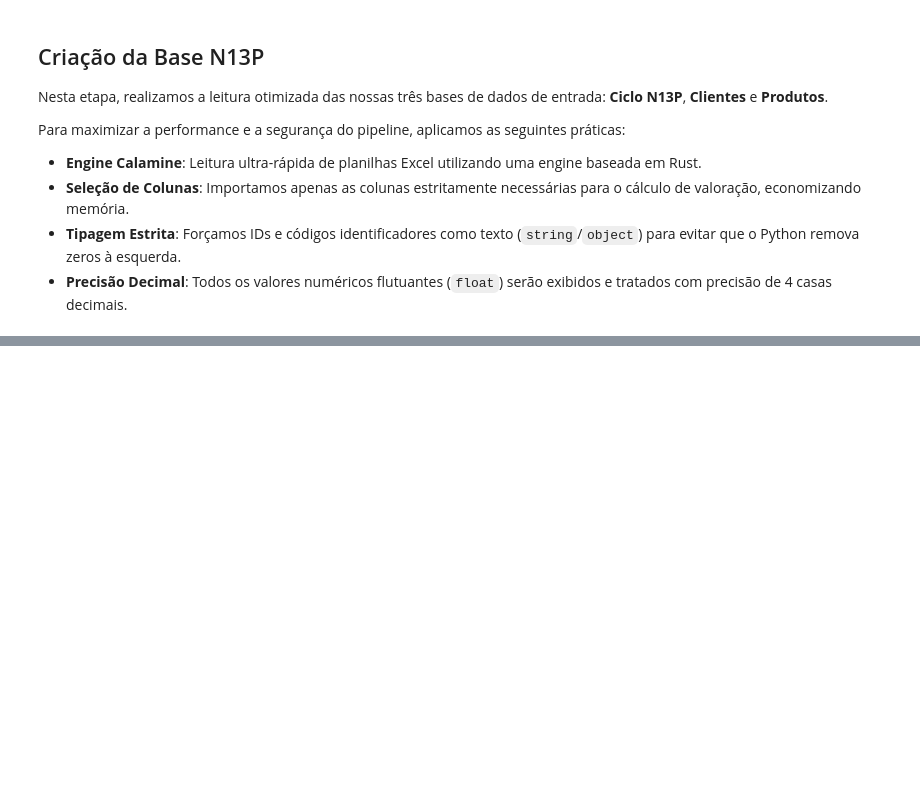
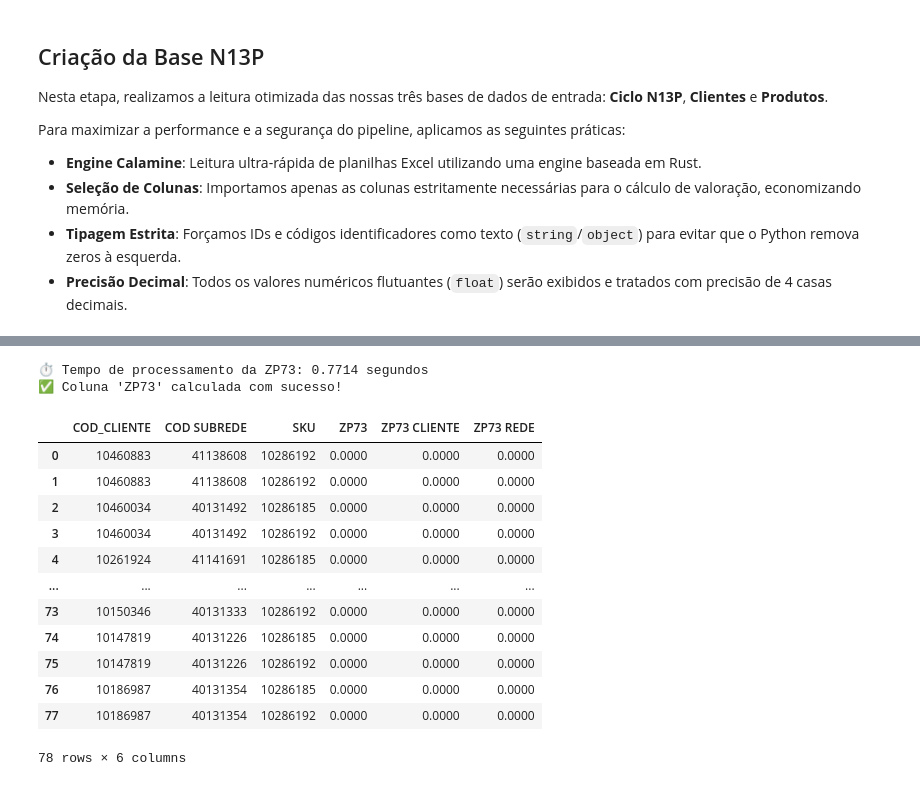
Before and after one commit to mxmluccamars/srm_valoracao, a Jupyter notebook: scripts/main3.ipynb, the cells around one changed output, grey strips where cells are left out. Drawn from its saved outputs; the diff is of its cells as text; code cells hidden in the pictures; blank space fills up the shorter version.

```diff
--- a/scripts/main3.ipynb
+++ b/scripts/main3.ipynb
@@ -133,0 +811,54 @@ df_produtos.head(10)
+# %%
+inicio_zp73 = time.time()
+
+# data cleaning
+df_zp73_limpo = df_zp73.drop_duplicates(subset=['CHAVE'], keep='first').copy()
+df_zp73_limpo['CHAVE'] = df_zp73_limpo['CHAVE'].astype(str).str.strip()
+
+dic_zp73 = df_zp73_limpo.set_index('CHAVE')['Cadastro'].to_dict()
+
+
+# key construction
+company_code = df_n13p['Company Code'].astype(str).str.strip()
+cod_cliente = df_n13p['COD_CLIENTE'].astype(str).str.strip()
+cod_subrede = df_n13p['COD SUBREDE'].astype(str).str.strip()
+
+chave_1 = company_code + '_' + cod_cliente                                        # CLIENTE
+chave_2 = company_code + '_' + cod_subrede                                        # REDE
+
+df_n13p['ZP73 CLIENTE'] = (chave_1.map(dic_zp73) / 100).round(4)
+df_n13p['ZP73 REDE'] = (chave_2.map(dic_zp73) / 100).round(4)
+
+df_n13p['ZP73'] = (df_n13p['ZP73 CLIENTE']
+                   .fillna(df_n13p['ZP73 REDE'])
+                   .fillna(0) # Adota 0 caso nenhuma regra combine
+                  )
+
+df_n13p['ZP73'] = df_n13p['ZP73'].round(4)
+
+
+colunas_auditoria_zp73 = ['ZP73 CLIENTE', 'ZP73 REDE']
+df_n13p[colunas_auditoria_zp73] = df_n13p[colunas_auditoria_zp73].fillna(0)
+
+fim_zp73 = time.time()
+tempo_zp73 = fim_zp73 - inicio_zp73
+
+print(f"⏱️ Tempo de processamento da ZP73: {tempo_zp73:.4f} segundos")
+print("✅ Coluna 'ZP73' calculada com sucesso!")
+display(df_n13p[['COD_CLIENTE', 'COD SUBREDE', 'SKU', 'ZP73', 'ZP73 CLIENTE', 'ZP73 REDE']].head(78))
+# %% [output]
+⏱️ Tempo de processamento da ZP73: 0.7714 segundos
+✅ Coluna 'ZP73' calculada com sucesso!
+|  | COD_CLIENTE | COD SUBREDE | SKU | ZP73 | ZP73 CLIENTE | ZP73 REDE |
+| 0 | 10460883 | 41138608 | 10286192 | 0.0000 | 0.0000 | 0.0000 |
+| 1 | 10460883 | 41138608 | 10286192 | 0.0000 | 0.0000 | 0.0000 |
+| 2 | 10460034 | 40131492 | 10286185 | 0.0000 | 0.0000 | 0.0000 |
+| 3 | 10460034 | 40131492 | 10286192 | 0.0000 | 0.0000 | 0.0000 |
+| 4 | 10261924 | 41141691 | 10286185 | 0.0000 | 0.0000 | 0.0000 |
+| ... | ... | ... | ... | ... | ... | ... |
+| 73 | 10150346 | 40131333 | 10286192 | 0.0000 | 0.0000 | 0.0000 |
+| 74 | 10147819 | 40131226 | 10286185 | 0.0000 | 0.0000 | 0.0000 |
+| 75 | 10147819 | 40131226 | 10286192 | 0.0000 | 0.0000 | 0.0000 |
+| 76 | 10186987 | 40131354 | 10286185 | 0.0000 | 0.0000 | 0.0000 |
+| 77 | 10186987 | 40131354 | 10286192 | 0.0000 | 0.0000 | 0.0000 |
+78 rows × 6 columns
```
Also changed, not shown: parts of 35 cells of this notebook, 1 other file.
